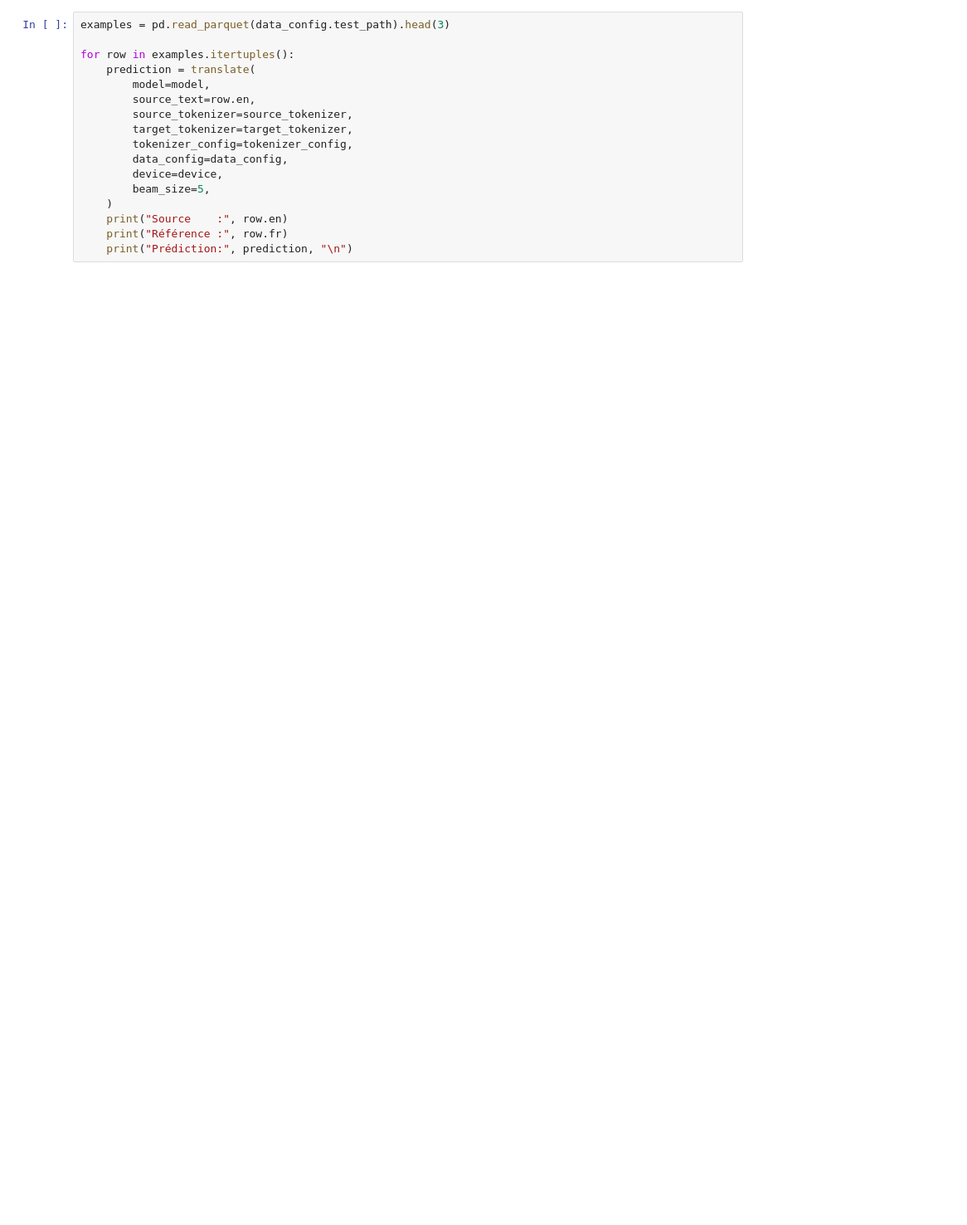
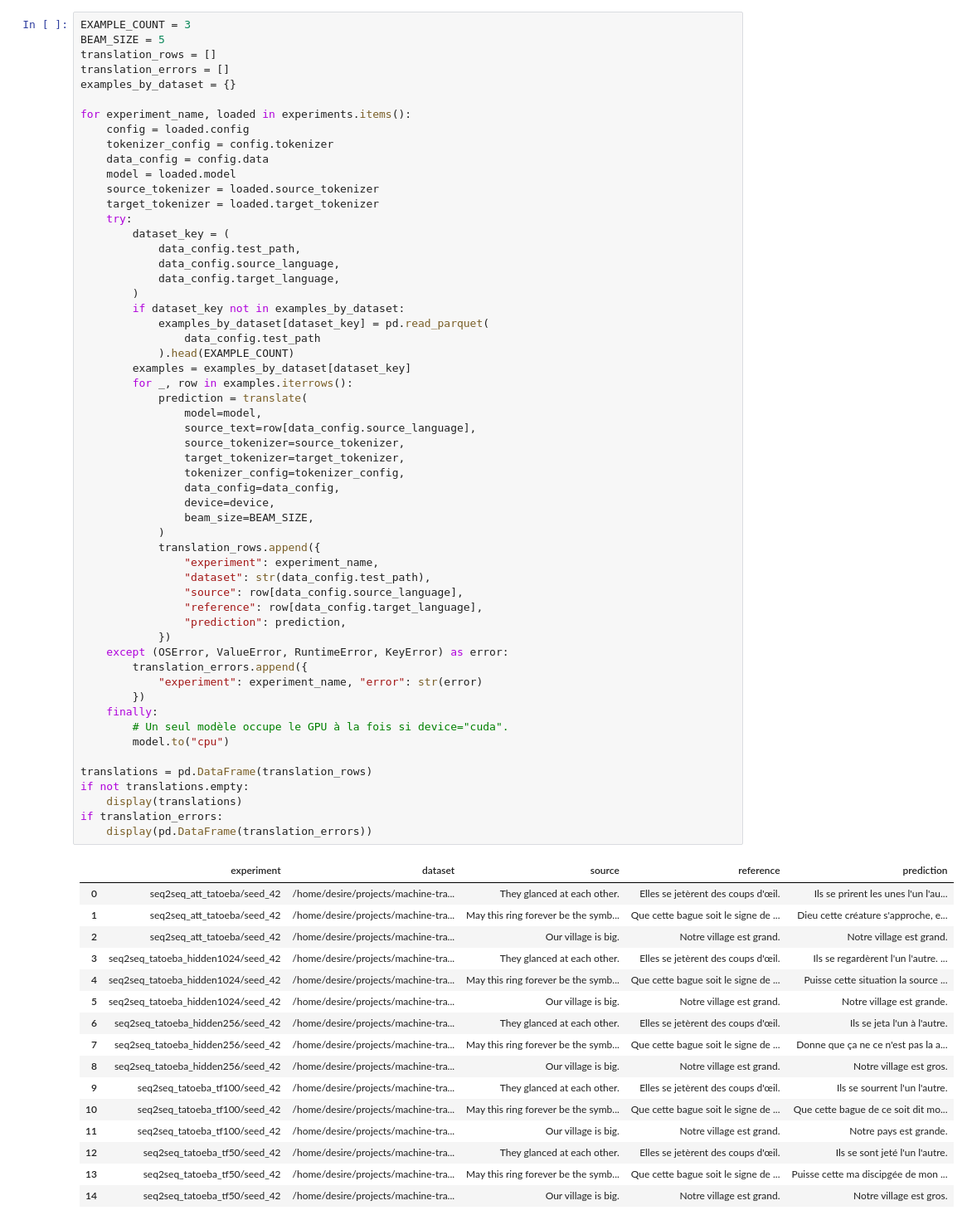
Before and after one commit to desire-del/machine-translation, a Jupyter notebook: notebooks/02_seq2seq_results.ipynb, the cells around one changed output. Shown at 83% size. Saved outputs shown, nothing was run; the diff lists cells and outputs as text; blank space fills up the shorter version.

```diff
--- a/notebooks/02_seq2seq_results.ipynb
+++ b/notebooks/02_seq2seq_results.ipynb
@@ -104,17 +186,73 @@ print("Best validation loss:", checkpoint["best_val_loss"])
 # %%
-examples = pd.read_parquet(data_config.test_path).head(3)
+EXAMPLE_COUNT = 3
+BEAM_SIZE = 5
+translation_rows = []
+translation_errors = []
+examples_by_dataset = {}
 
-for row in examples.itertuples():
-    prediction = translate(
-        model=model,
-        source_text=row.en,
-        source_tokenizer=source_tokenizer,
-        target_tokenizer=target_tokenizer,
-        tokenizer_config=tokenizer_config,
-        data_config=data_config,
-        device=device,
-        beam_size=5,
-    )
-    print("Source    :", row.en)
-    print("Référence :", row.fr)
-    print("Prédiction:", prediction, "\n")
+for experiment_name, loaded in experiments.items():
+    config = loaded.config
+    tokenizer_config = config.tokenizer
+    data_config = config.data
+    model = loaded.model
+    source_tokenizer = loaded.source_tokenizer
+    target_tokenizer = loaded.target_tokenizer
+    try:
+        dataset_key = (
+            data_config.test_path,
+            data_config.source_language,
+            data_config.target_language,
+        )
+        if dataset_key not in examples_by_dataset:
+            examples_by_dataset[dataset_key] = pd.read_parquet(
+                data_config.test_path
+            ).head(EXAMPLE_COUNT)
+        examples = examples_by_dataset[dataset_key]
+        for _, row in examples.iterrows():
+            prediction = translate(
+                model=model,
+                source_text=row[data_config.source_language],
+                source_tokenizer=source_tokenizer,
+                target_tokenizer=target_tokenizer,
+                tokenizer_config=tokenizer_config,
+                data_config=data_config,
+                device=device,
+                beam_size=BEAM_SIZE,
+            )
+            translation_rows.append({
+                "experiment": experiment_name,
+                "dataset": str(data_config.test_path),
+                "source": row[data_config.source_language],
+                "reference": row[data_config.target_language],
+                "prediction": prediction,
+            })
+    except (OSError, ValueError, RuntimeError, KeyError) as error:
+        translation_errors.append({
+            "experiment": experiment_name, "error": str(error)
+        })
+    finally:
+        # Un seul modèle occupe le GPU à la fois si device="cuda".
+        model.to("cpu")
+
+translations = pd.DataFrame(translation_rows)
+if not translations.empty:
+    display(translations)
+if translation_errors:
+    display(pd.DataFrame(translation_errors))
+# %% [output]
+|  | experiment | dataset | source | reference | prediction |
+| 0 | seq2seq_att_tatoeba/seed_42 | /home/desire/projects/machine-tra... | They glanced at each other. | Elles se jetèrent des coups d'œil. | Ils se prirent les unes l'un l'au... |
+| 1 | seq2seq_att_tatoeba/seed_42 | /home/desire/projects/machine-tra... | May this ring forever be the symb... | Que cette bague soit le signe de ... | Dieu cette créature s'approche, e... |
+| 2 | seq2seq_att_tatoeba/seed_42 | /home/desire/projects/machine-tra... | Our village is big. | Notre village est grand. | Notre village est grand. |
+| 3 | seq2seq_tatoeba_hidden1024/seed_42 | /home/desire/projects/machine-tra... | They glanced at each other. | Elles se jetèrent des coups d'œil. | Ils se regardèrent l'un l'autre. ... |
+| 4 | seq2seq_tatoeba_hidden1024/seed_42 | /home/desire/projects/machine-tra... | May this ring forever be the symb... | Que cette bague soit le signe de ... | Puisse cette situation la source ... |
+| 5 | seq2seq_tatoeba_hidden1024/seed_42 | /home/desire/projects/machine-tra... | Our village is big. | Notre village est grand. | Notre village est grande. |
+| 6 | seq2seq_tatoeba_hidden256/seed_42 | /home/desire/projects/machine-tra... | They glanced at each other. | Elles se jetèrent des coups d'œil. | Ils se jeta l'un à l'autre. |
+| 7 | seq2seq_tatoeba_hidden256/seed_42 | /home/desire/projects/machine-tra... | May this ring forever be the symb... | Que cette bague soit le signe de ... | Donne que ça ne ce n'est pas la a... |
+| 8 | seq2seq_tatoeba_hidden256/seed_42 | /home/desire/projects/machine-tra... | Our village is big. | Notre village est grand. | Notre village est gros. |
+| 9 | seq2seq_tatoeba_tf100/seed_42 | /home/desire/projects/machine-tra... | They glanced at each other. | Elles se jetèrent des coups d'œil. | Ils se sourrent l'un l'autre. |
+| 10 | seq2seq_tatoeba_tf100/seed_42 | /home/desire/projects/machine-tra... | May this ring forever be the symb... | Que cette bague soit le signe de ... | Que cette bague de ce soit dit mo... |
+| 11 | seq2seq_tatoeba_tf100/seed_42 | /home/desire/projects/machine-tra... | Our village is big. | Notre village est grand. | Notre pays est grande. |
+| 12 | seq2seq_tatoeba_tf50/seed_42 | /home/desire/projects/machine-tra... | They glanced at each other. | Elles se jetèrent des coups d'œil. | Ils se sont jeté l'un l'autre. |
+| 13 | seq2seq_tatoeba_tf50/seed_42 | /home/desire/projects/machine-tra... | May this ring forever be the symb... | Que cette bague soit le signe de ... | Puisse cette ma discipgée de mon ... |
+| 14 | seq2seq_tatoeba_tf50/seed_42 | /home/desire/projects/machine-tra... | Our village is big. | Notre village est grand. | Notre village est gros. |
```
Also changed, not shown: parts of 11 cells of this notebook, 7 other files.
